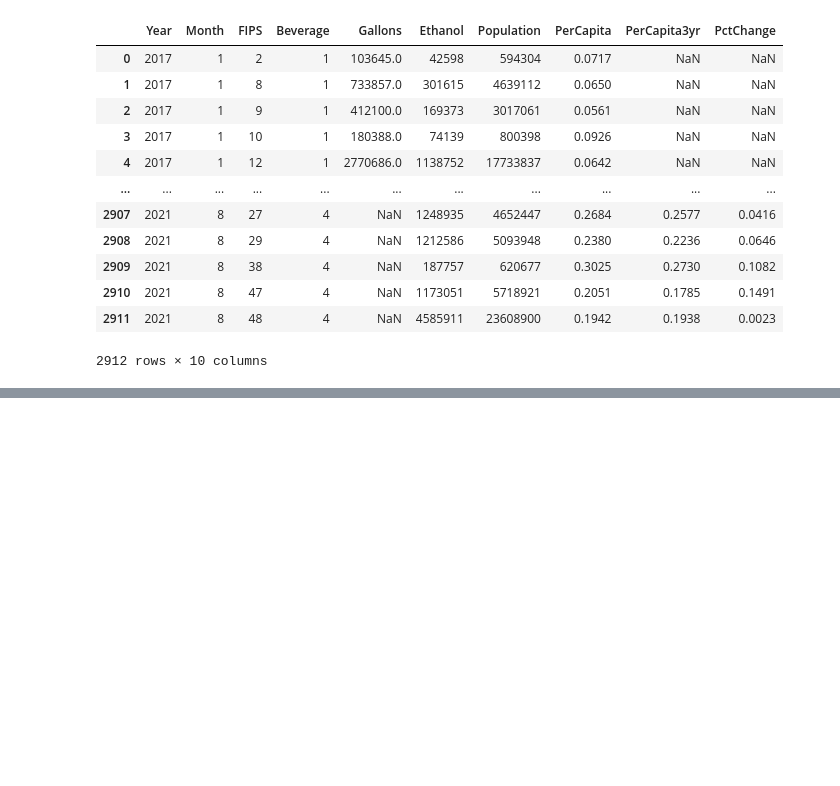
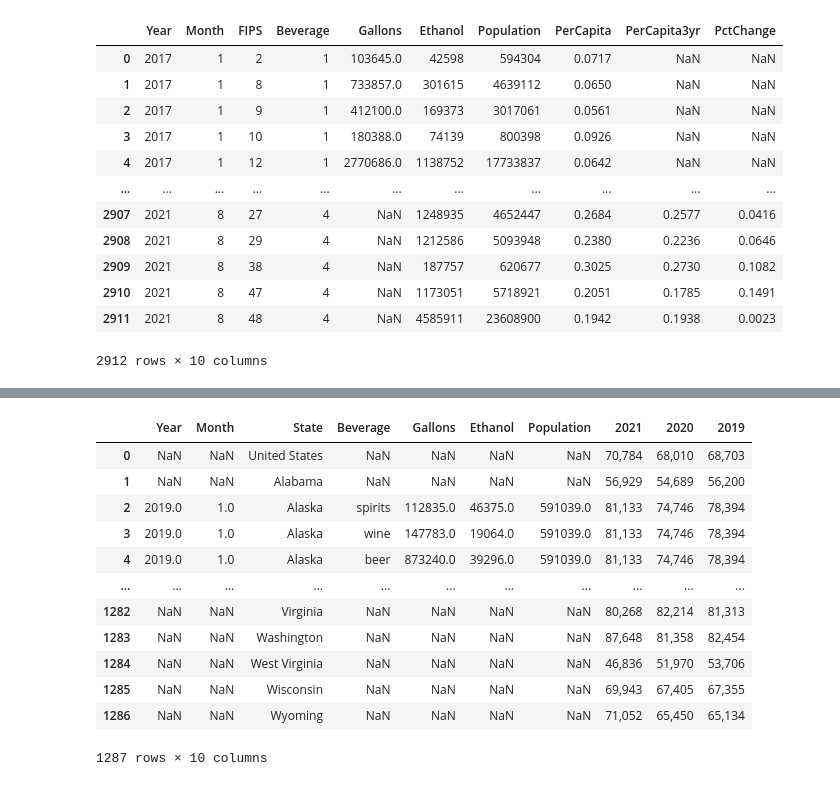
Before and after one commit to alexisn725/US_Alcohol_HHIncome, a Jupyter notebook: US_Alcohol_HHIncome.ipynb, the cells around one changed output, grey strips where cells are left out. Cells and saved outputs as stored; diff of their text form; code cells hidden in the pictures; blank space fills up the shorter version.

```diff
--- a/US_Alcohol_HHIncome.ipynb
+++ b/US_Alcohol_HHIncome.ipynb
@@ -224,0 +378,17 @@ Alcohol
+# %%
+merged_df = Alcohol.merge(HHIncome, on='State', how='right')
+merged_df
+# %% [output]
+|  | Year | Month | State | Beverage | Gallons | Ethanol | Population | 2021 | 2020 | 2019 |
+| 0 | NaN | NaN | United States | NaN | NaN | NaN | NaN | 70,784 | 68,010 | 68,703 |
+| 1 | NaN | NaN | Alabama | NaN | NaN | NaN | NaN | 56,929 | 54,689 | 56,200 |
+| 2 | 2019.0 | 1.0 | Alaska | spirits | 112835.0 | 46375.0 | 591039.0 | 81,133 | 74,746 | 78,394 |
+| 3 | 2019.0 | 1.0 | Alaska | wine | 147783.0 | 19064.0 | 591039.0 | 81,133 | 74,746 | 78,394 |
+| 4 | 2019.0 | 1.0 | Alaska | beer | 873240.0 | 39296.0 | 591039.0 | 81,133 | 74,746 | 78,394 |
+| ... | ... | ... | ... | ... | ... | ... | ... | ... | ... | ... |
+| 1282 | NaN | NaN | Virginia | NaN | NaN | NaN | NaN | 80,268 | 82,214 | 81,313 |
+| 1283 | NaN | NaN | Washington | NaN | NaN | NaN | NaN | 87,648 | 81,358 | 82,454 |
+| 1284 | NaN | NaN | West Virginia | NaN | NaN | NaN | NaN | 46,836 | 51,970 | 53,706 |
+| 1285 | NaN | NaN | Wisconsin | NaN | NaN | NaN | NaN | 69,943 | 67,405 | 67,355 |
+| 1286 | NaN | NaN | Wyoming | NaN | NaN | NaN | NaN | 71,052 | 65,450 | 65,134 |
+1287 rows × 10 columns
```
Also changed, not shown: parts of 37 cells of this notebook.
